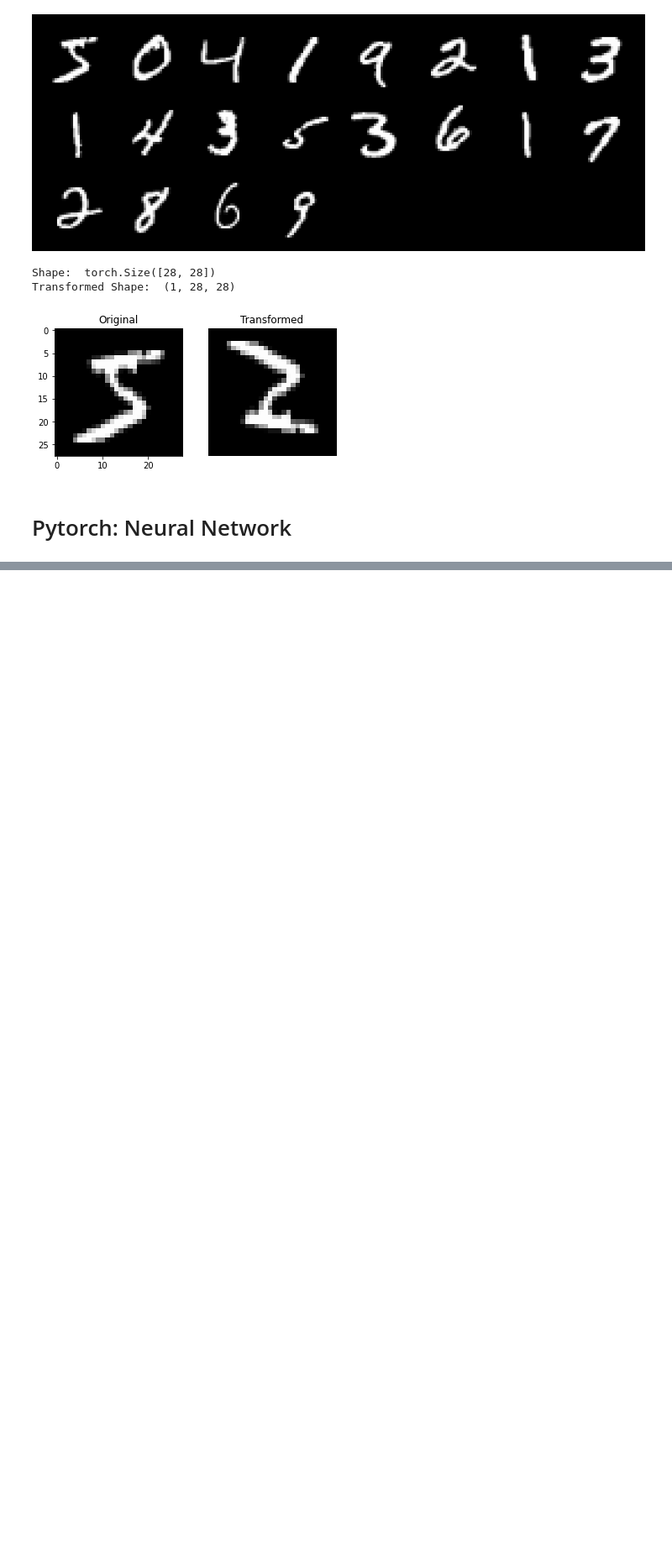
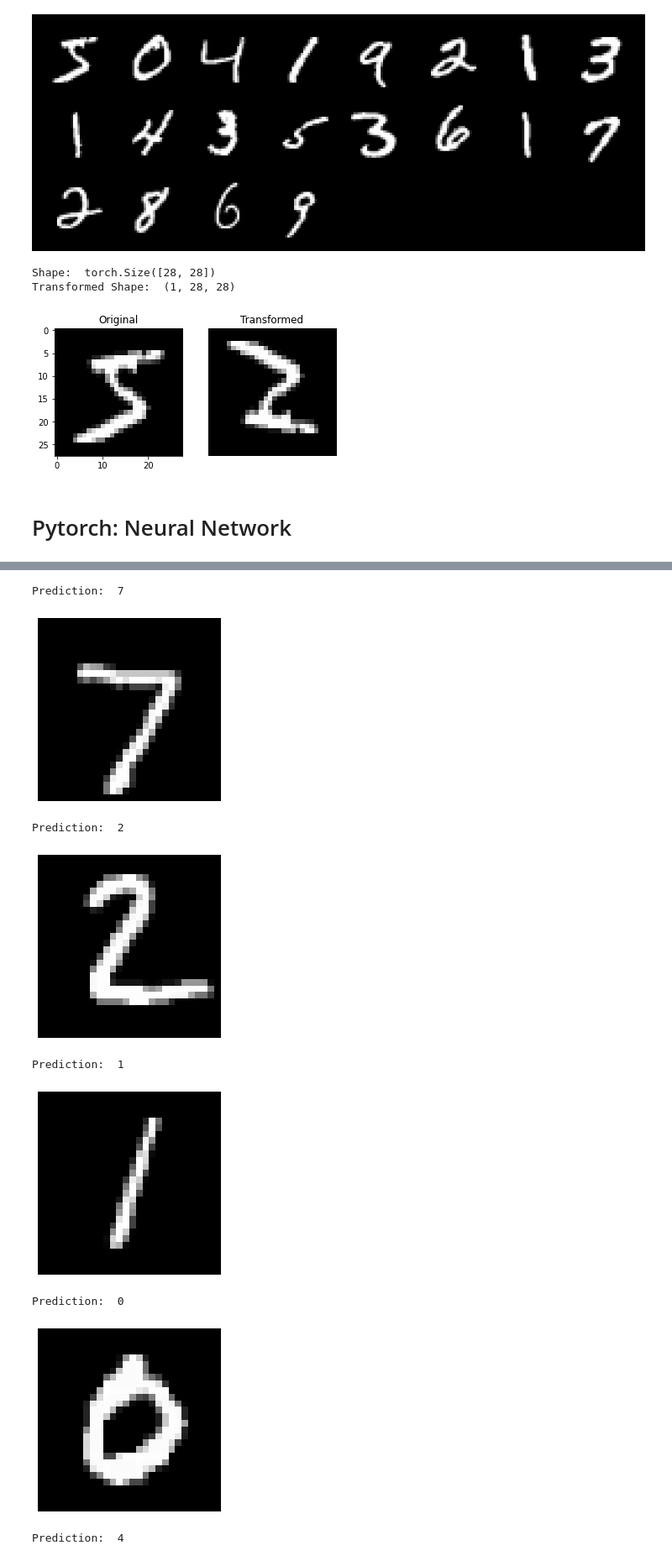
Before and after one commit to visiont3lab/deep-learning-course, a Jupyter notebook: colab/Intro_to_pytorch.ipynb, the cells around one changed output, grey strips where cells are left out. Shown: that part at 84% size. Saved outputs shown, nothing was run; the diff lists cells and outputs as text; code cells hidden in the pictures; blank space fills up the shorter version.

```diff
--- a/colab/Intro_to_pytorch.ipynb
+++ b/colab/Intro_to_pytorch.ipynb
@@ -361,0 +595,49 @@ for xb,yb in train_dl:
+# %%
+import matplotlib.pyplot as plt
+from google.colab.patches import cv2_imshow
+import torch
+
+# Setup GPU Device
+device = torch.device("cpu")
+if torch.cuda.is_available():
+    device = torch.device("cuda:0")
+
+# Define model structure
+md = Net()
+# Load weights
+weights = torch.load(path2weigths)
+# Set weigths
+md.load_state_dict(weights)
+md = md.to(device)
+# Check weights
+#print(next(md.parameters()))
+
+# Get data
+val_data = datasets.MNIST("./dataset", train=False, download=True)
+x_val, y_val = val_data.data, val_data.targets
+
+# Prediction
+for i in range(0,5):
+    #i = 20
+    x = x_val[i]
+    x = x.unsqueeze(0)
+    x = x.unsqueeze(0)
+    x = x.type(torch.float32)
+    x = x.to(device)
+    output = md(x)
+    pred = output.argmax(dim=1, keepdim=False).item()
+    print("Prediction: ", pred)
+    xplot = x.to("cpu").numpy()[0][0]
+    plt.imshow(xplot, cmap="gray")
+    plt.axis("off")
+    plt.show()
+# %% [output]
+Prediction:  7
+[figure, added]
+Prediction:  2
+[figure, added]
+Prediction:  1
+[figure, added]
+Prediction:  0
+[figure, added]
+Prediction:  4
```
Also changed, not shown: parts of 6 cells of this notebook.
